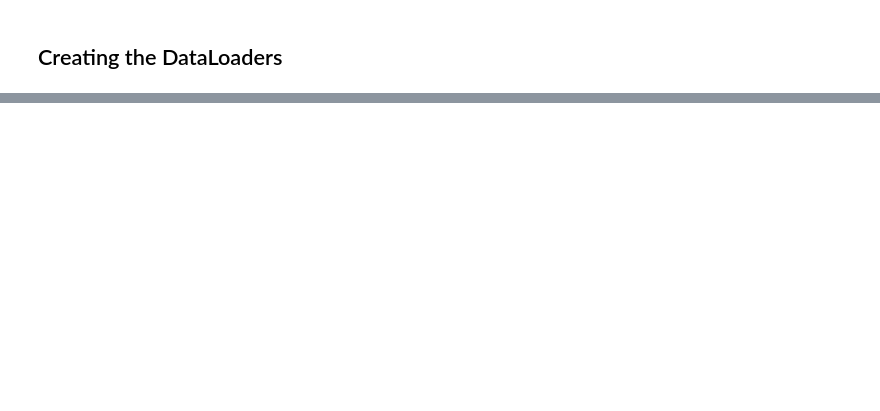
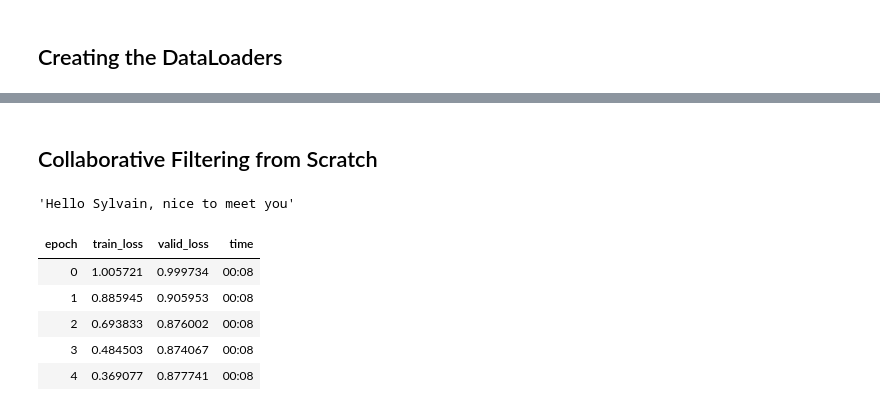
Before and after one commit to bwbelljr/fastaiv2, a Jupyter notebook: Chapter 8.ipynb, the cells around one changed output, grey strips where cells are left out. Saved outputs shown, nothing was run; the diff lists cells and outputs as text; code cells hidden in the pictures; blank space fills up the shorter version.

```diff
--- a/Chapter 8.ipynb
+++ b/Chapter 8.ipynb
@@ -35,0 +139,2 @@ user1.dot(casablanca)
+# %% [markdown]
+## Collaborative Filtering from Scratch
@@ -35,0 +148,27 @@ user1.dot(casablanca)
+# %%
+ex = Example('Sylvain')
+ex.say('nice to meet you')
+# %% [output]
+'Hello Sylvain, nice to meet you'
+# %%
+class DotProduct(Module):
+  def __init__(self, n_users, n_movies, n_factors, y_range=(0, 5.5)):
+    self.user_factors = Embedding(n_users, n_factors)
+    self.movie_factors = Embedding(n_movies, n_factors)
+    self.y_range = y_range
+
+  def forward(self, x):
+    users = self.user_factors(x[:,0])
+    movies = self.movie_factors(x[:,1])
+    return sigmoid_range((users * movies).sum(dim=1), *self.y_range)
+# %%
+model = DotProduct(n_users, n_movies, 50)
+learn = Learner(dls, model, loss_func=MSELossFlat())
+learn.fit_one_cycle(5, 5e-3)
+# %% [output]
+| epoch | train_loss | valid_loss | time |
+| 0 | 1.005721 | 0.999734 | 00:08 |
+| 1 | 0.885945 | 0.905953 | 00:08 |
+| 2 | 0.693833 | 0.876002 | 00:08 |
+| 3 | 0.484503 | 0.874067 | 00:08 |
+| 4 | 0.369077 | 0.877741 | 00:08 |
```
Also changed, not shown: parts of 24 cells of this notebook.
